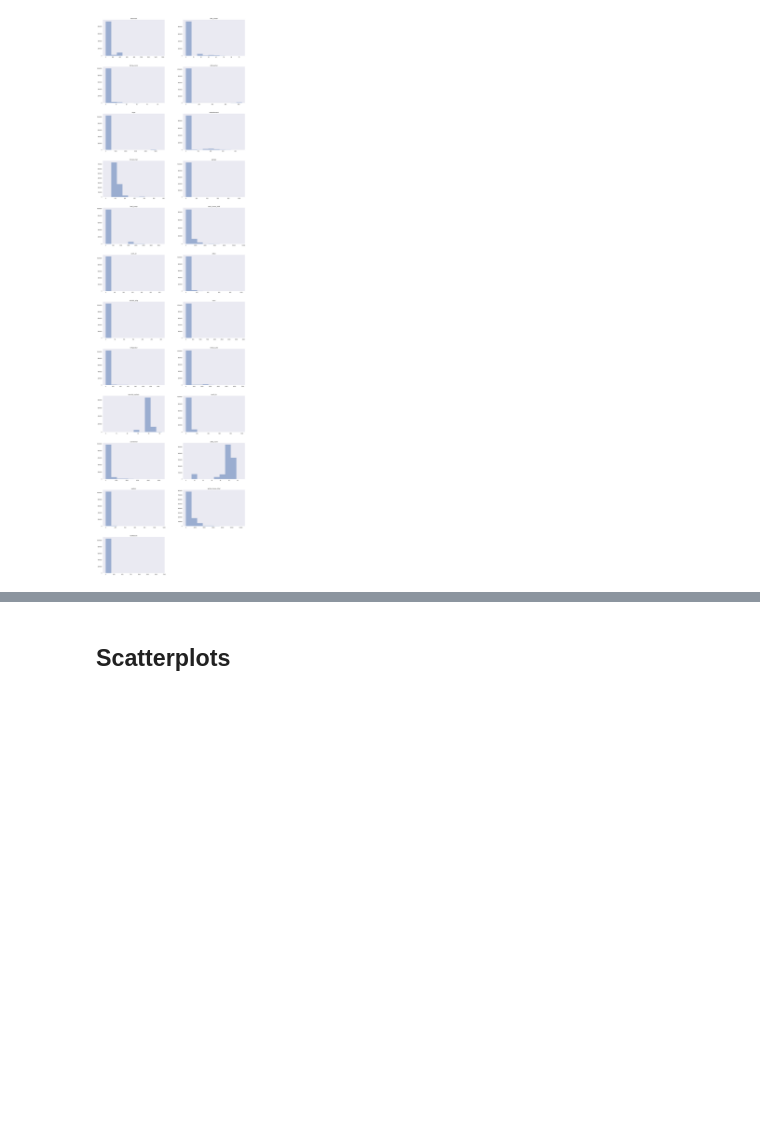
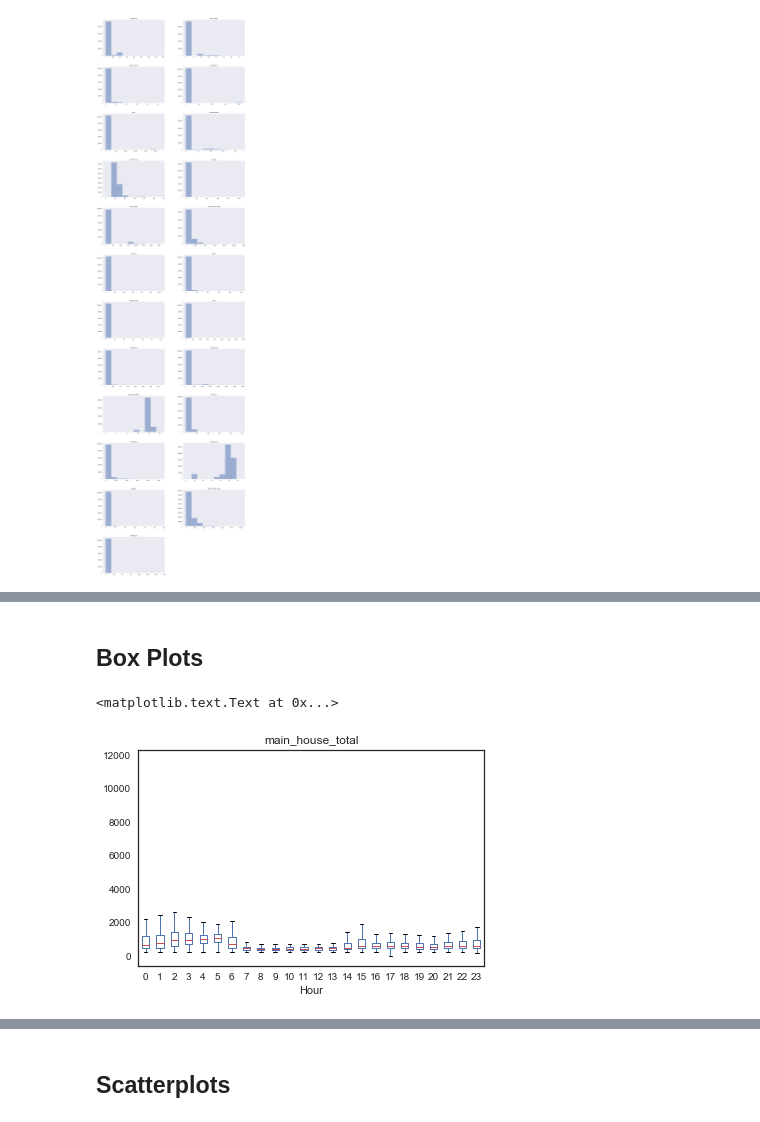
Before and after one commit to enmyj/gafp, a Jupyter notebook: elec_exploratory.ipynb, the cells around one changed output, grey strips where cells are left out. Cells and saved outputs as stored; diff of their text form; code cells hidden in the pictures; blank space fills up the shorter version.

```diff
--- a/elec_exploratory.ipynb
+++ b/elec_exploratory.ipynb
@@ -133,0 +127,8 @@ ax.set_title('Dry Bulb Temp Histogram')
+# %% [markdown]
+## Box Plots
+# %%
+ax = df.boxplot(column='main_house_total',by ='hour',grid=False)
+plt.suptitle("") # get rid of stupid auto title
+# %% [output]
+<matplotlib.text.Text at 0x...>
+[figure, added]
```
Also changed, not shown: parts of 14 cells of this notebook.
